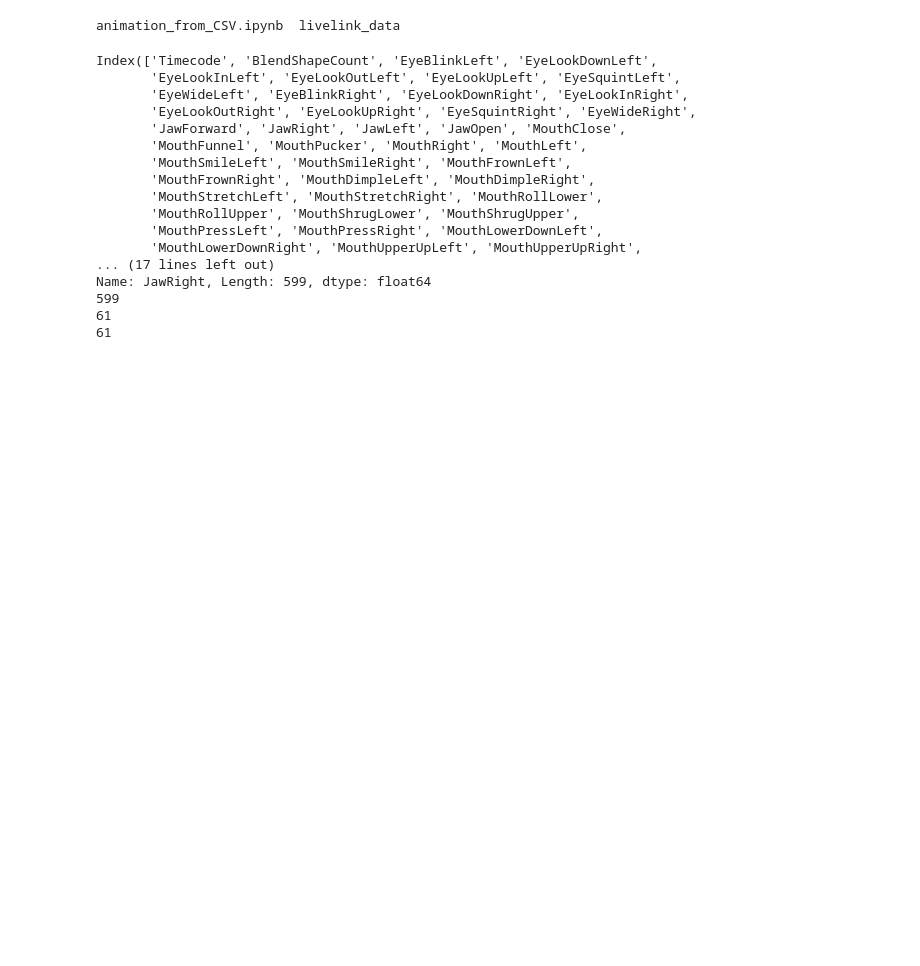
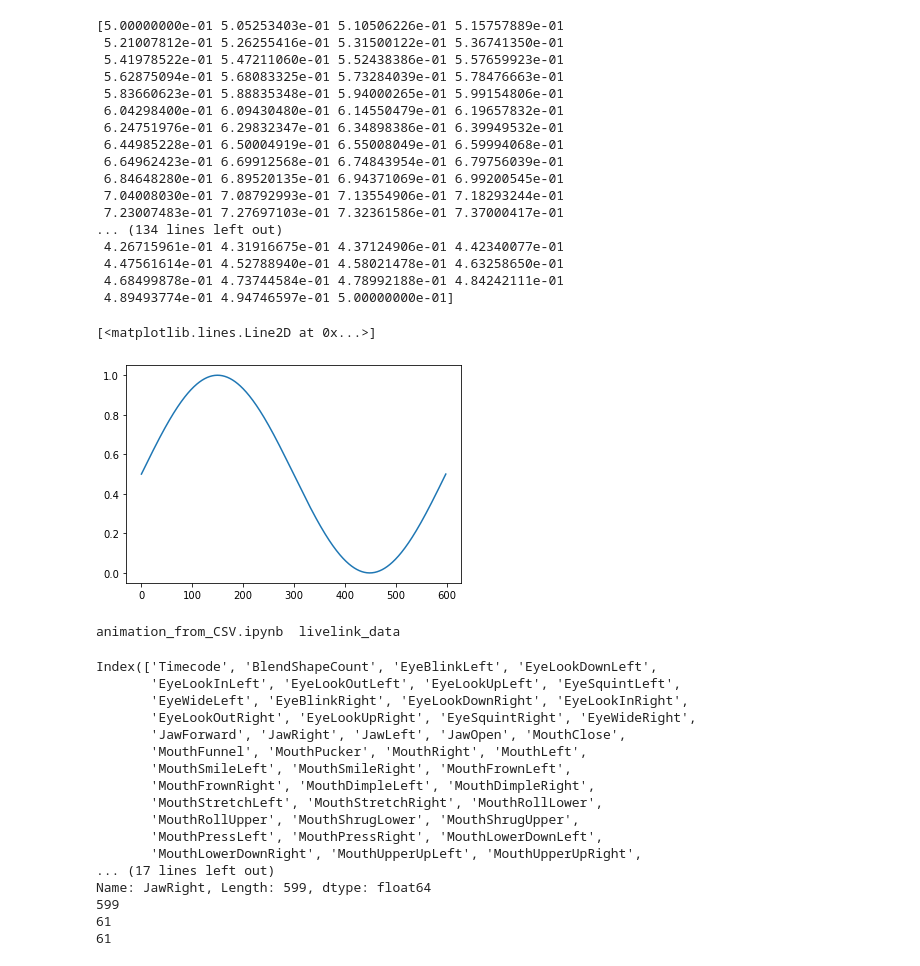
Before and after one commit to DaVinkie/thesis-master, a Jupyter notebook: notebooks/arkit/animation_from_CSV.ipynb, the cells around one changed output. Cells and saved outputs as stored; diff of their text form; code cells hidden in the pictures; blank space fills up the shorter version.

Commit message:
DV: Crude sin wave blink example

```diff
--- a/notebooks/arkit/animation_from_CSV.ipynb
+++ b/notebooks/arkit/animation_from_CSV.ipynb
@@ -6,3 +50,39 @@ import matplotlib.pyplot as plt
+# %%
+def get_duration_frames(source):
+    return len(source)
+
+def get_duration_seconds(source):
+    return len(source)/60.0
+
+def sin_wave(duration=60, amplitude=1):
+    xx = np.linspace(0, 2*np.pi, duration)
+    wave = amplitude * np.sin(xx) + 0.5
+    return wave
+
+
+duration_9 = get_duration_frames(take9)
+wave_9 = sin_wave(duration_9, 0.5)
+plt.plot(wave_9)
+# %% [output]
+[5.00000000e-01 5.05253403e-01 5.10506226e-01 5.15757889e-01
+ 5.21007812e-01 5.26255416e-01 5.31500122e-01 5.36741350e-01
+ 5.41978522e-01 5.47211060e-01 5.52438386e-01 5.57659923e-01
+ 5.62875094e-01 5.68083325e-01 5.73284039e-01 5.78476663e-01
+ 5.83660623e-01 5.88835348e-01 5.94000265e-01 5.99154806e-01
+ 6.04298400e-01 6.09430480e-01 6.14550479e-01 6.19657832e-01
+ 6.24751976e-01 6.29832347e-01 6.34898386e-01 6.39949532e-01
+ 6.44985228e-01 6.50004919e-01 6.55008049e-01 6.59994068e-01
+ 6.64962423e-01 6.69912568e-01 6.74843954e-01 6.79756039e-01
+ 6.84648280e-01 6.89520135e-01 6.94371069e-01 6.99200545e-01
+ 7.04008030e-01 7.08792993e-01 7.13554906e-01 7.18293244e-01
+ 7.23007483e-01 7.27697103e-01 7.32361586e-01 7.37000417e-01
+... (134 lines left out)
+ 4.26715961e-01 4.31916675e-01 4.37124906e-01 4.42340077e-01
+ 4.47561614e-01 4.52788940e-01 4.58021478e-01 4.63258650e-01
+ 4.68499878e-01 4.73744584e-01 4.78992188e-01 4.84242111e-01
+ 4.89493774e-01 4.94746597e-01 5.00000000e-01]
+[<matplotlib.lines.Line2D at 0x...>]
+[figure, added]
 # %%
 !ls
 # %% [output]
```
Also changed, not shown: parts of 5 cells of this notebook, 2 other files.
